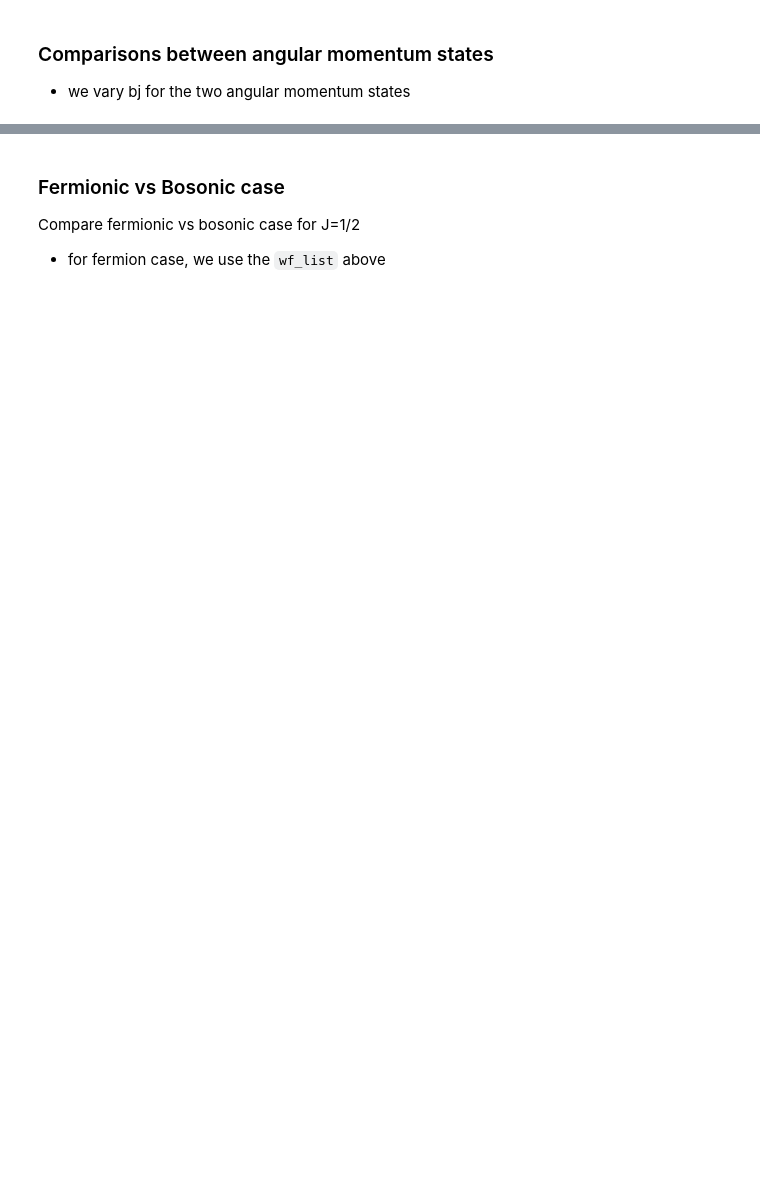
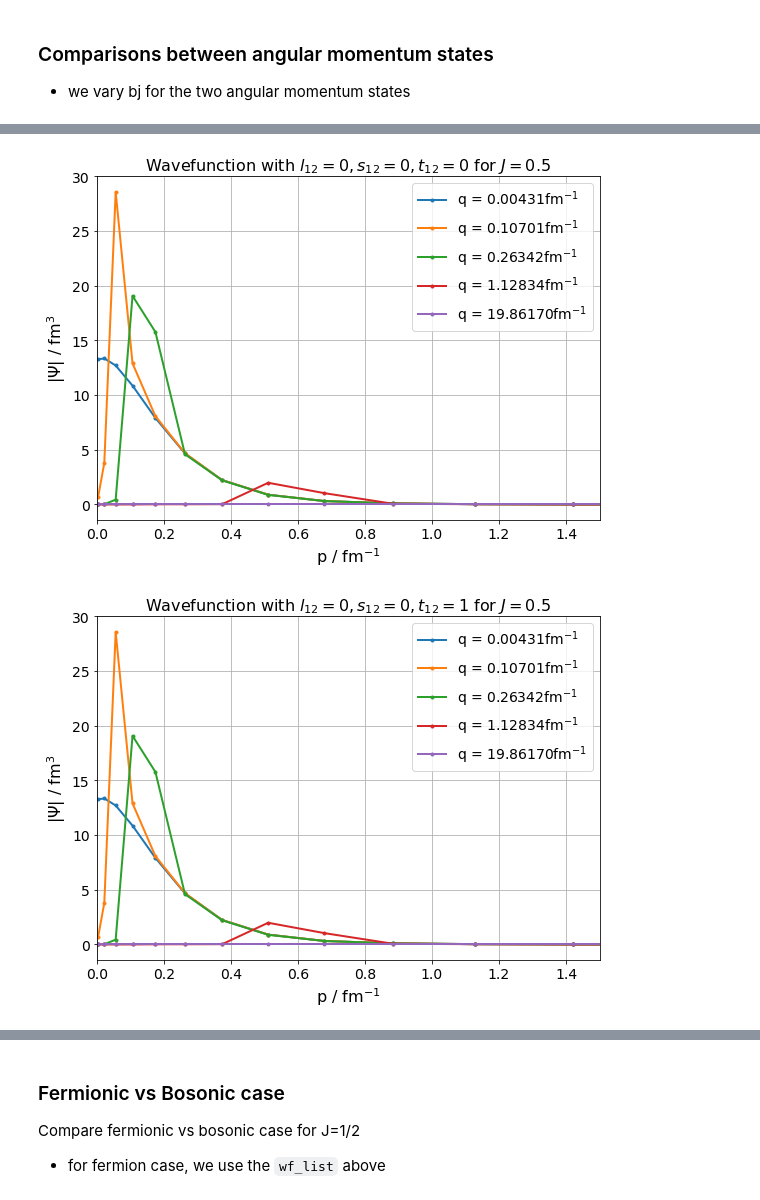
Before and after one commit to kwat0308/CompPhysWS2122, a Jupyter notebook: final_project/notebooks/tfbs_eval.ipynb, the cells around one changed output, grey strips where cells are left out. Drawn from its saved outputs; the diff is of its cells as text; code cells hidden in the pictures; blank space fills up the shorter version.

```diff
--- a/final_project/notebooks/tfbs_eval.ipynb
+++ b/final_project/notebooks/tfbs_eval.ipynb
@@ -320,7 +494,7 @@ for bj_idx, bj in enumerate(bj_list):
 # projection onto one particular q-value
 q_idces = [0,3,5,10,-1]
 
-bj_list=[0.5]
+bj_list=[0.5, 1.5]
 
 ferm_path = os.path.join(dir_to_images, "fermion")
 
@@ -336,37 +510,44 @@ for bj_idx, bj in enumerate(bj_list):
     # alpha_idces = [0,1,10,-1]
 
     for alpha_dict in k.qnalpha:
         # quantum numbers associated to this particular alpha index
         # alpha_list = k.qnalpha[alpha_idx]
         # print(alpha_list)
         alpha_idx = alpha_dict["alpha"]
-        qm_numbers = [alpha_dict["j"], alpha_dict["j3"], alpha_dict["t"]]
+        qm_numbers = [alpha_dict["l"], alpha_dict["s"], alpha_dict["t"]]
 
         fig, ax = plt.subplots(figsize=(8,6))
         for q_idx in q_idces:
 
             qval = qgrid[q_idx]
             # create combined grid
             # P, Q = np.meshgrid(pgrid, qgrid)
 
             # plotting the results
             wf = np.abs(wf_list[bj_idx]["wf"][alpha_idx,q_idx,:])  # take abs value
 
 
             # im = ax.qprojf(P, Q, wf, vmin=np.min(wf), vmax=np.max(wf), cmap=plt.cm.YlGnBu_r)
             ax.plot(pgrid, wf, marker="o", lw=2.0, ms=3.0, label="q = {0:.5f}fm$^{{-1}}$".format(qval))
 
-        ax.set_xlabel("p / fm$^{{-1}}$", fontsize=12)
-        ax.set_ylabel("$|\Psi|$ / fm$^3$", fontsize=14)
+        ax.set_xlabel("p / fm$^{{-1}}$", fontsize=16)
+        ax.set_ylabel("$|\Psi|$ / fm$^3$", fontsize=16)
         # if bj_idx == 0:
         #     ax.set_xlim([0,1.2])
         #     ax.set_ylim([0,1.2])
-        ax.set_xlim([0,2.0])
-        ax.set_title("Wavefunction with $j_{{12}}={0}, j_3={1}, t_{{12}}={2}$ for $J={3}$".format(*qm_numbers, bj))
+        ax.set_xlim([0,1.5])
+        ax.set_title("Wavefunction with $l_{{12}}={0}, s_{{12}}={1}, t_{{12}}={2}$ for $J={3}$".format(*qm_numbers, bj), fontsize=16)
 
         # cbar = fig.colorbar(im)
         # cbar.ax.set_ylabel("$|\Psi|$", fontsize=14)
         ax.grid()
-        ax.legend()
+        ax.legend(prop={"size":14})
 
-        plt.savefig(os.path.join(ferm_path, ferm_qproj_templ.format(alpha_idx, bj)))
+        ax.tick_params(axis='both', which='major', labelsize=14)
+
+        fig.tight_layout()
+
+        plt.savefig(os.path.join(ferm_path, ferm_qproj_templ.format(alpha_idx, bj)), dpi=300)
+# %% [output]
+[figure, added]
+[figure, added]
```
Also changed, not shown: parts of 23 cells of this notebook.
